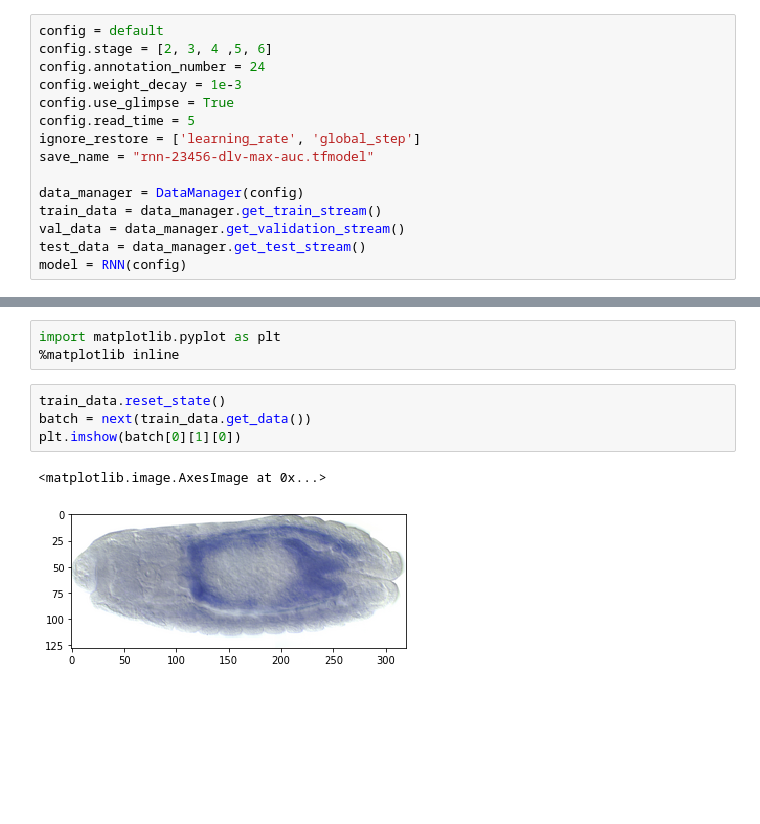
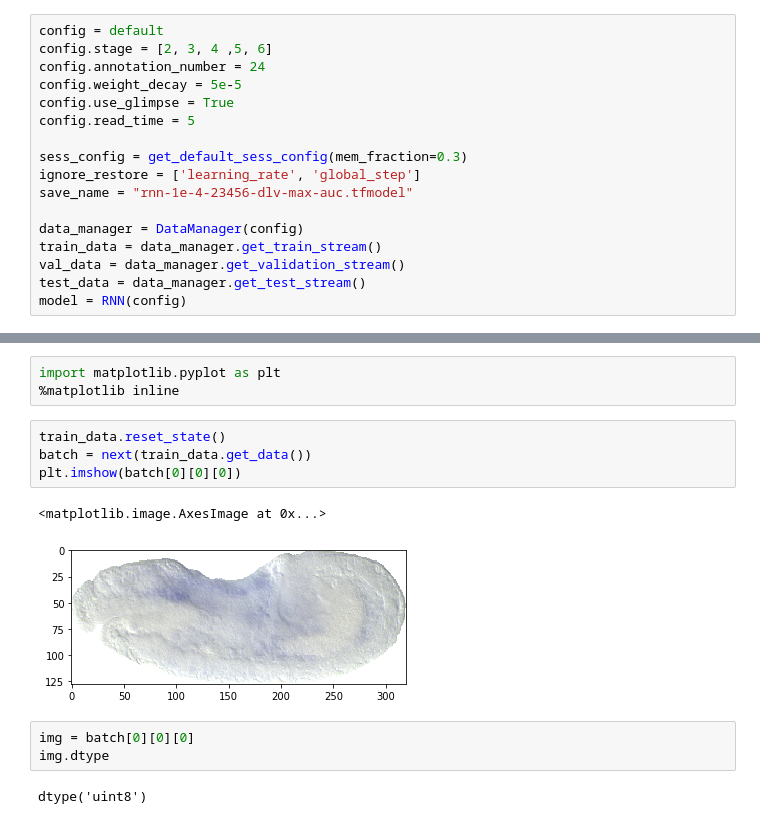
Before and after one commit to JunrQ/DL_biomedicine_image, a Jupyter notebook: train.ipynb, the cells around one changed output, grey strips where cells are left out. Saved outputs shown, nothing was run; the diff lists cells and outputs as text; blank space fills up the shorter version.

```diff
--- a/train.ipynb
+++ b/train.ipynb
@@ -23,11 +26,13 @@ logger.set_logger_dir('train_log', action='d')
 config = default
 config.stage = [2, 3, 4 ,5, 6]
 config.annotation_number = 24
-config.weight_decay = 1e-3
+config.weight_decay = 5e-5
 config.use_glimpse = True
 config.read_time = 5
+
+sess_config = get_default_sess_config(mem_fraction=0.3)
 ignore_restore = ['learning_rate', 'global_step']
-save_name = "rnn-23456-dlv-max-auc.tfmodel"
+save_name = "rnn-1e-4-23456-dlv-max-auc.tfmodel"
 
 data_manager = DataManager(config)
 train_data = data_manager.get_train_stream()
@@ -88,8 +164,13 @@ import matplotlib.pyplot as plt
 # %%
 train_data.reset_state()
 batch = next(train_data.get_data())
-plt.imshow(batch[0][1][0])
+plt.imshow(batch[0][0][0])
 # %% [output]
 <matplotlib.image.AxesImage at 0x...>
-[figure, old version]
+[figure, new version]
+# %%
+img = batch[0][0][0]
+img.dtype
+# %% [output]
+dtype('uint8')
 # %%
```
Also changed, not shown: parts of 7 cells of this notebook, 5 other files.
